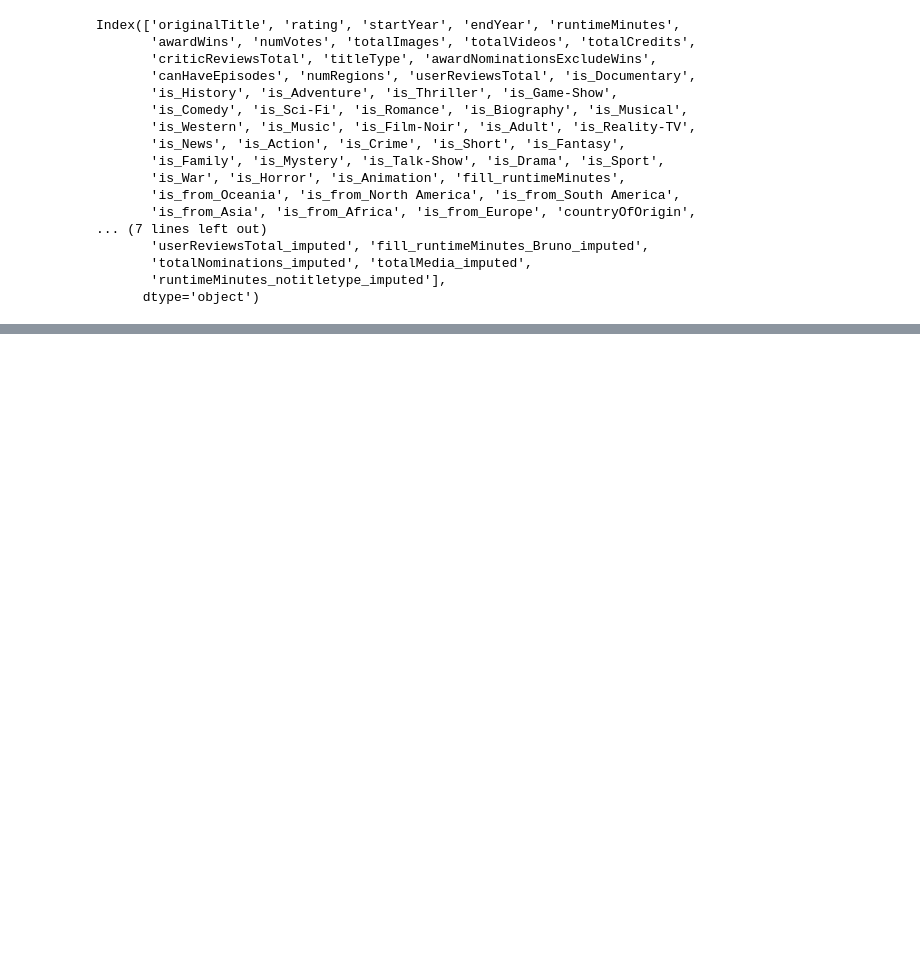
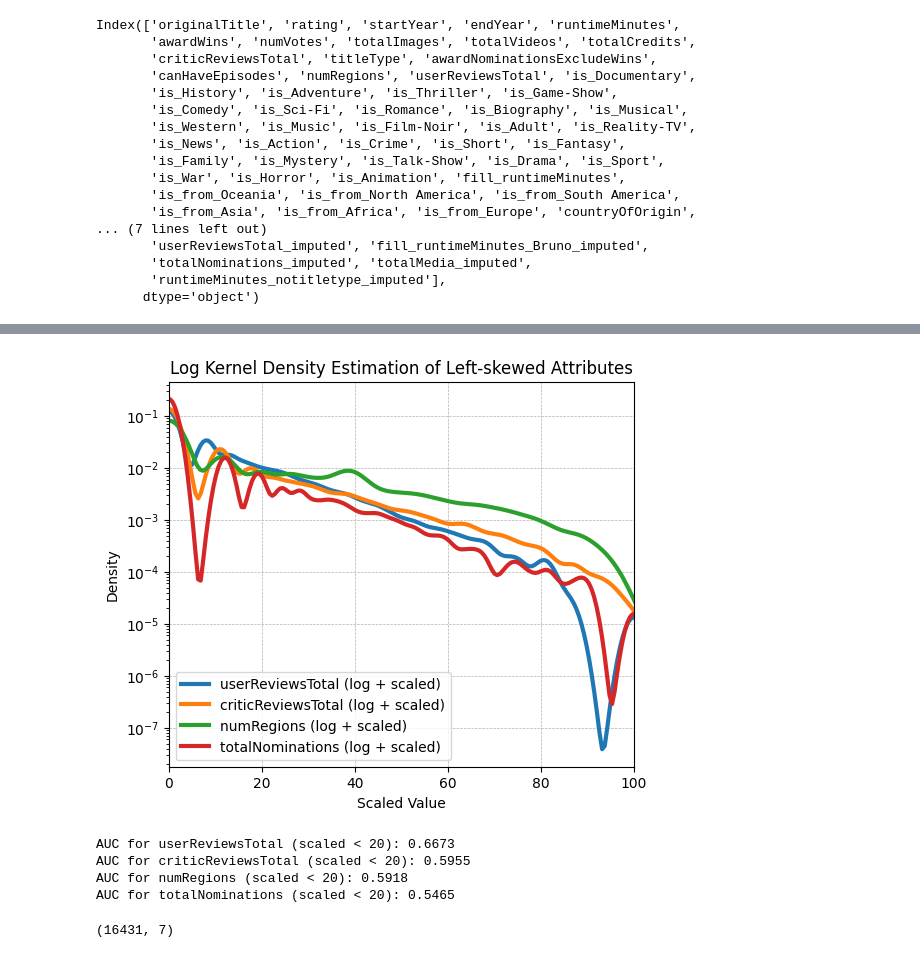
Before and after one commit to ChefBB/data_mining_1, a Jupyter notebook: code/notebook_bruno_report explorations.ipynb, the cells around one changed output, grey strips where cells are left out. Drawn from its saved outputs; the diff is of its cells as text; code cells hidden in the pictures; blank space fills up the shorter version.

```diff
--- a/code/notebook_bruno_report explorations.ipynb
+++ b/code/notebook_bruno_report explorations.ipynb
@@ -227,0 +287,57 @@ Index(['originalTitle', 'rating', 'startYear', 'endYear', 'runtimeMinutes',
+# %%
+attributes = ['userReviewsTotal', 'criticReviewsTotal', 'numRegions', 'totalNominations',
+            #   'totalMedia',
+            #   'numVotes', 'totalCredits'
+              ]
+
+train ['totalMedia'] = train['totalImages'] + train['totalVideos']
+train ['totalNominations'] = train['awardNominationsExcludeWins'] + train['awardWins']
+
+log = np.log1p(train[attributes])
+
+# Scale the data
+scaler = MinMaxScaler()
+scaled = scaler.fit_transform(log)
+# scaled_videos = scaled[:, 0]
+# scaled_images = scaled[:, 1]
+
+# Plot KDE (smoothed line plot of distribution)
+plt.figure(figsize=(6, 5))
+for i, attr in enumerate(attributes):
+    sns.kdeplot(scaled[:, i] * 100, label=attr + ' (log + scaled)', linewidth=3)
+plt.xlabel('Scaled Value')
+plt.ylabel('Density')
+plt.title('Log Kernel Density Estimation of Left-skewed Attributes')
+plt.legend()
+plt.grid(True, linestyle="--", linewidth=0.5)
+plt.xlim(0, 100)
+plt.yscale('log')
+plt.show()
+# %% [output]
+[figure, added]
+# %%
+from scipy.stats import gaussian_kde
+import numpy as np
+
+# Compute AUC for each attribute in 'attributes' for values below 20 (after scaling)
+for i, attr in enumerate(attributes):
+    # Get the scaled values for this attribute (scaled to [0, 1], then *100)
+    scaled_attr = scaled[:, i] * 100
+    # Select values below 20
+    below_20 = scaled_attr[scaled_attr < 20]
+    if len(below_20) > 1:
+        kde = gaussian_kde(below_20)
+        x_range = np.linspace(0, 20, 500)
+        auc = np.trapz(kde(x_range), x_range)
+        print(f"AUC for {attr} (scaled < 20): {auc:.4f}")
+    else:
+        print(f"Not enough data for {attr} below 20 to compute AUC.")
+# %% [output]
+AUC for userReviewsTotal (scaled < 20): 0.6673
+AUC for criticReviewsTotal (scaled < 20): 0.5955
+AUC for numRegions (scaled < 20): 0.5918
+AUC for totalNominations (scaled < 20): 0.5465
+# %%
+scaled.shape
+# %% [output]
+(16431, 7)
```
Also changed, not shown: parts of 7 cells of this notebook, 12 other files.
